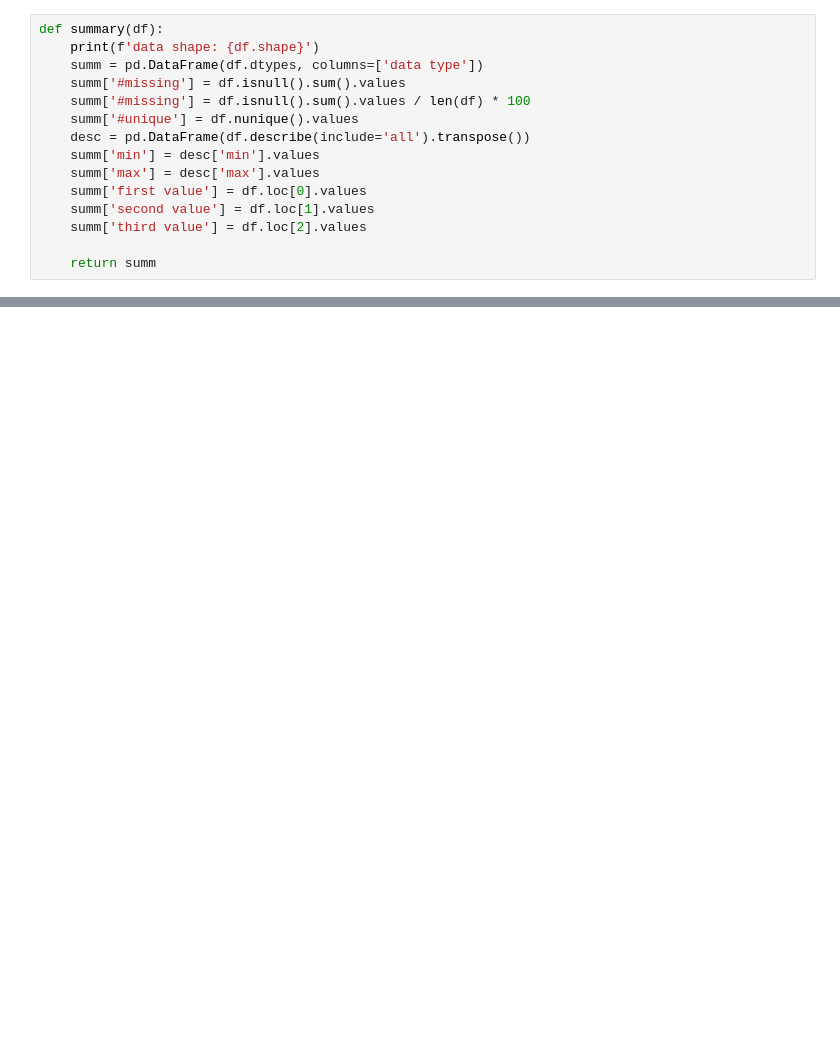
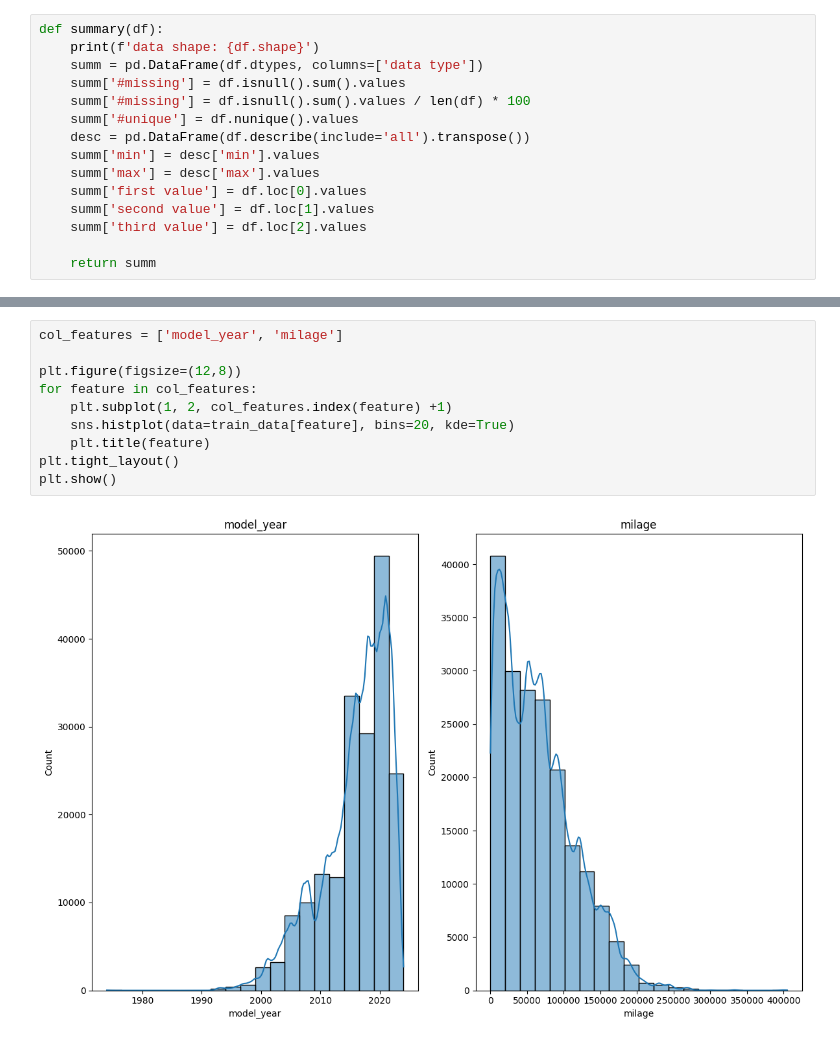
Before and after one commit to Batomet/regression-of-used-car-prices, a Jupyter notebook: regression-of-used-car-prices.ipynb, the cells around one changed output, grey strips where cells are left out. Cells and saved outputs as stored; diff of their text form; blank space fills up the shorter version.

```diff
--- a/regression-of-used-car-prices.ipynb
+++ b/regression-of-used-car-prices.ipynb
@@ -71,3 +71,15 @@ data shape: (188533, 12)
 | accident | object | 1.300568 | 2 | nan | nan | None reported | At least 1 accident or damage rep... | None reported |
 | clean_title | object | 11.360876 | 1 | nan | nan | Yes | Yes | Yes |
 | price | int64 | 0.000000 | 1569 | 2000.000000 | 2954083.000000 | 4200 | 4999 | 13900 |
+# %%
+col_features = ['model_year', 'milage']
+
+plt.figure(figsize=(12,8))
+for feature in col_features:
+    plt.subplot(1, 2, col_features.index(feature) +1)
+    sns.histplot(data=train_data[feature], bins=20, kde=True)
+    plt.title(feature)
+plt.tight_layout()
+plt.show()
+# %% [output]
+[figure, added]
```
Also changed, not shown: parts of 7 cells of this notebook.
